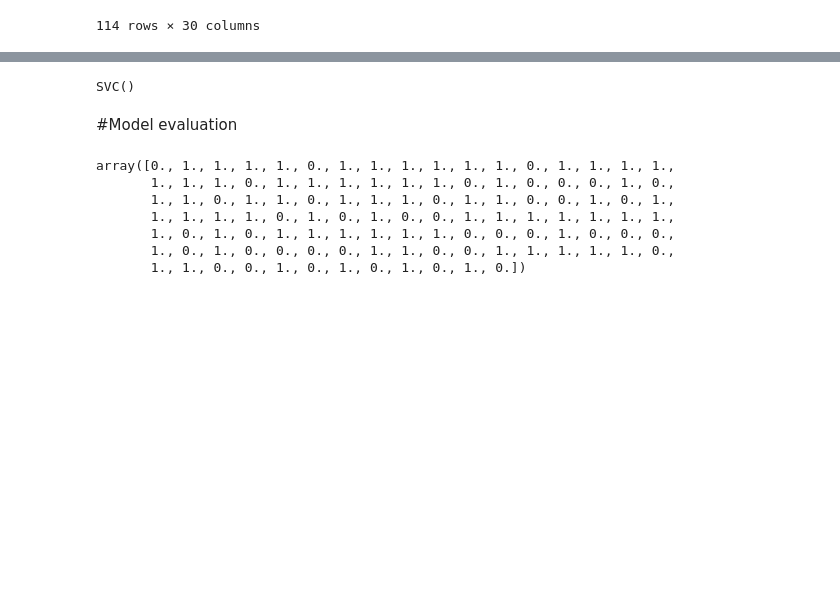
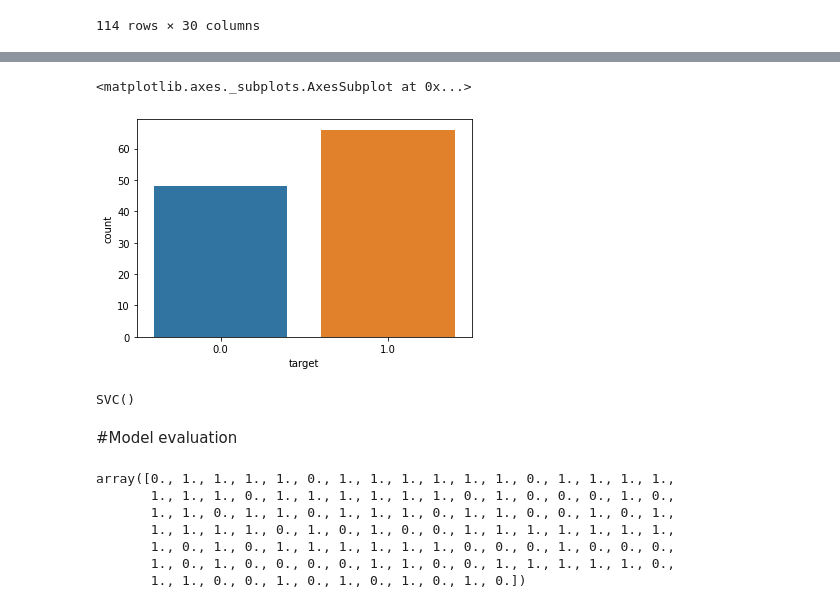
Before and after one commit to komfysach/breast-cancer-ml-case-study, a Jupyter notebook: breast_cancer_detector.ipynb, the cells around one changed output, grey strips where cells are left out. Saved outputs shown, nothing was run; the diff lists cells and outputs as text; code cells hidden in the pictures; blank space fills up the shorter version.

```diff
--- a/breast_cancer_detector.ipynb
+++ b/breast_cancer_detector.ipynb
@@ -219,3 +264,8 @@ X_test
+# %%
+sns.countplot(y_test)
+# %% [output]
+<matplotlib.axes._subplots.AxesSubplot at 0x...>
+[figure, added]
 # %%
 from sklearn.svm import SVC
 # %%
```
Also changed, not shown: parts of 19 cells of this notebook.
